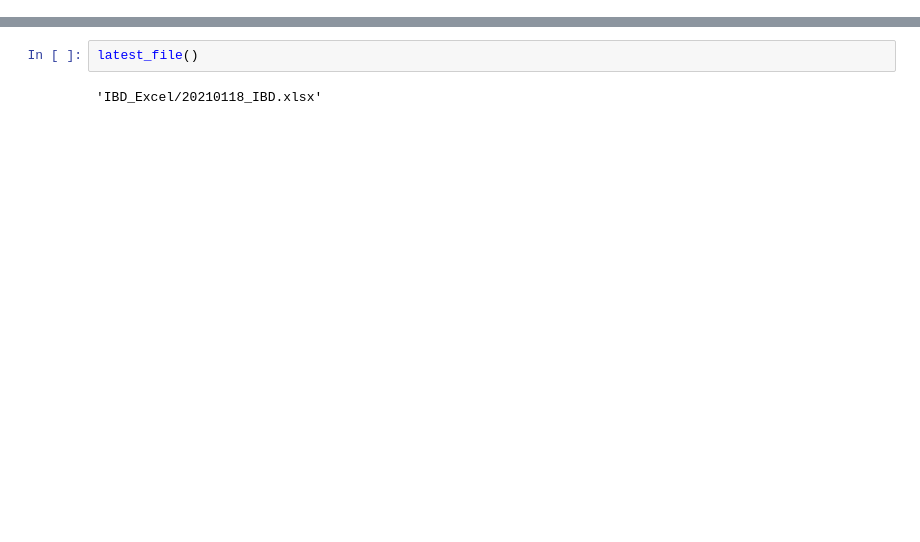
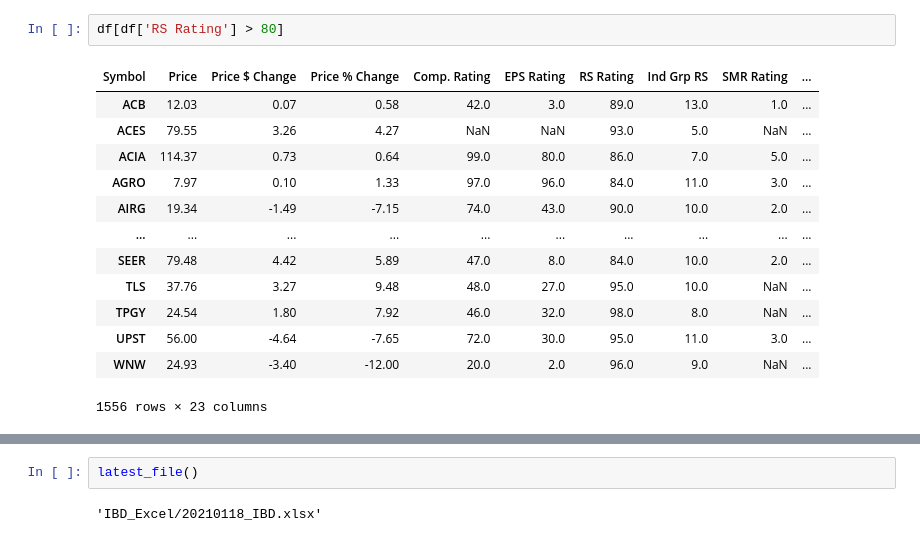
Before and after one commit to chan1123/IBD_Datatables, a Jupyter notebook: Testing.ipynb, the cells around one changed output, grey strips where cells are left out. Drawn from its saved outputs; the diff is of its cells as text; blank space fills up the shorter version.

```diff
--- a/Testing.ipynb
+++ b/Testing.ipynb
@@ -23,0 +22,16 @@ def latest_file():
+# %%
+df[df['RS Rating'] > 80]
+# %% [output]
+| Symbol | Price | Price $ Change | Price % Change | Comp. Rating | EPS Rating | RS Rating | Ind Grp RS | SMR Rating | ... |
+| ACB | 12.03 | 0.07 | 0.58 | 42.0 | 3.0 | 89.0 | 13.0 | 1.0 | ... |
+| ACES | 79.55 | 3.26 | 4.27 | NaN | NaN | 93.0 | 5.0 | NaN | ... |
+| ACIA | 114.37 | 0.73 | 0.64 | 99.0 | 80.0 | 86.0 | 7.0 | 5.0 | ... |
+| AGRO | 7.97 | 0.10 | 1.33 | 97.0 | 96.0 | 84.0 | 11.0 | 3.0 | ... |
+| AIRG | 19.34 | -1.49 | -7.15 | 74.0 | 43.0 | 90.0 | 10.0 | 2.0 | ... |
+| ... | ... | ... | ... | ... | ... | ... | ... | ... | ... |
+| SEER | 79.48 | 4.42 | 5.89 | 47.0 | 8.0 | 84.0 | 10.0 | 2.0 | ... |
+| TLS | 37.76 | 3.27 | 9.48 | 48.0 | 27.0 | 95.0 | 10.0 | NaN | ... |
+| TPGY | 24.54 | 1.80 | 7.92 | 46.0 | 32.0 | 98.0 | 8.0 | NaN | ... |
+| UPST | 56.00 | -4.64 | -7.65 | 72.0 | 30.0 | 95.0 | 11.0 | 3.0 | ... |
+| WNW | 24.93 | -3.40 | -12.00 | 20.0 | 2.0 | 96.0 | 9.0 | NaN | ... |
+1556 rows × 23 columns
```
Also changed, not shown: parts of 6 cells of this notebook, 3 other files.
